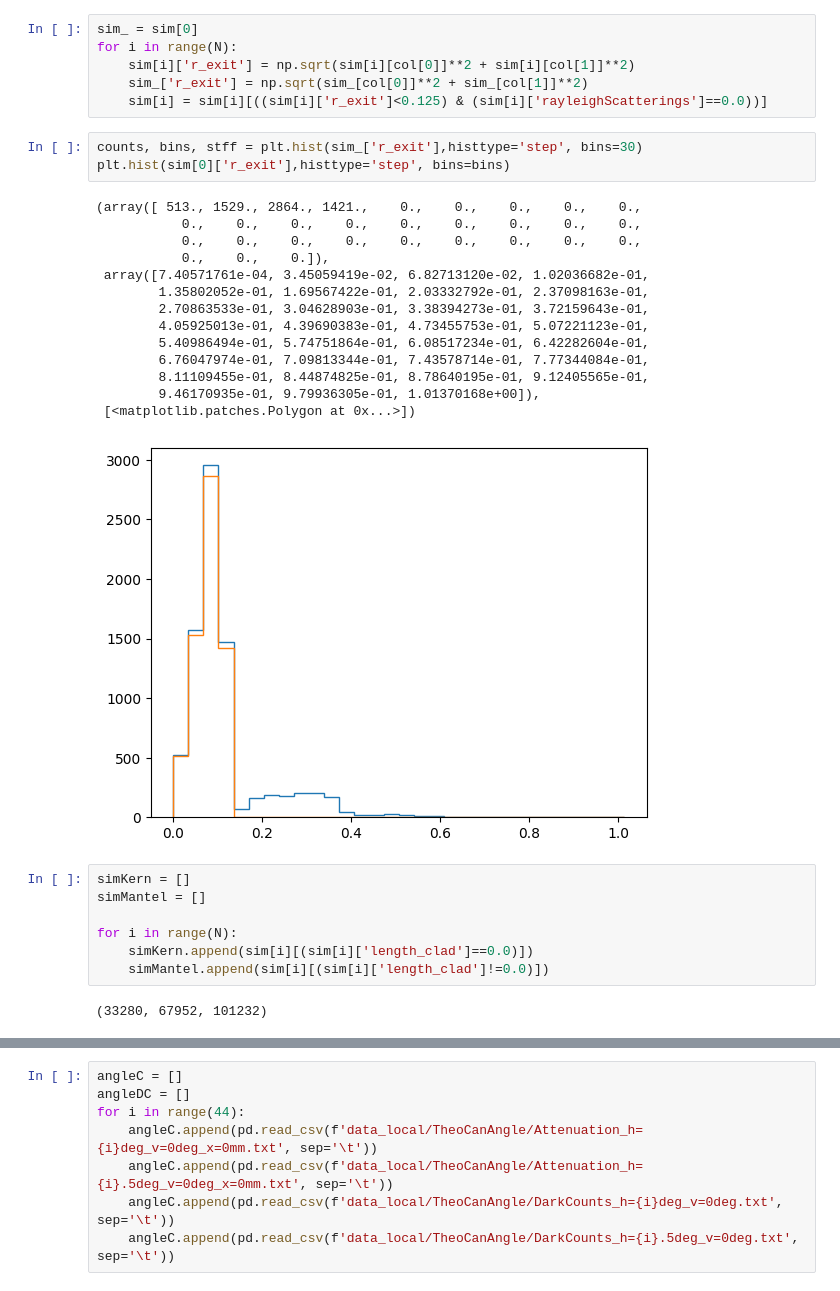
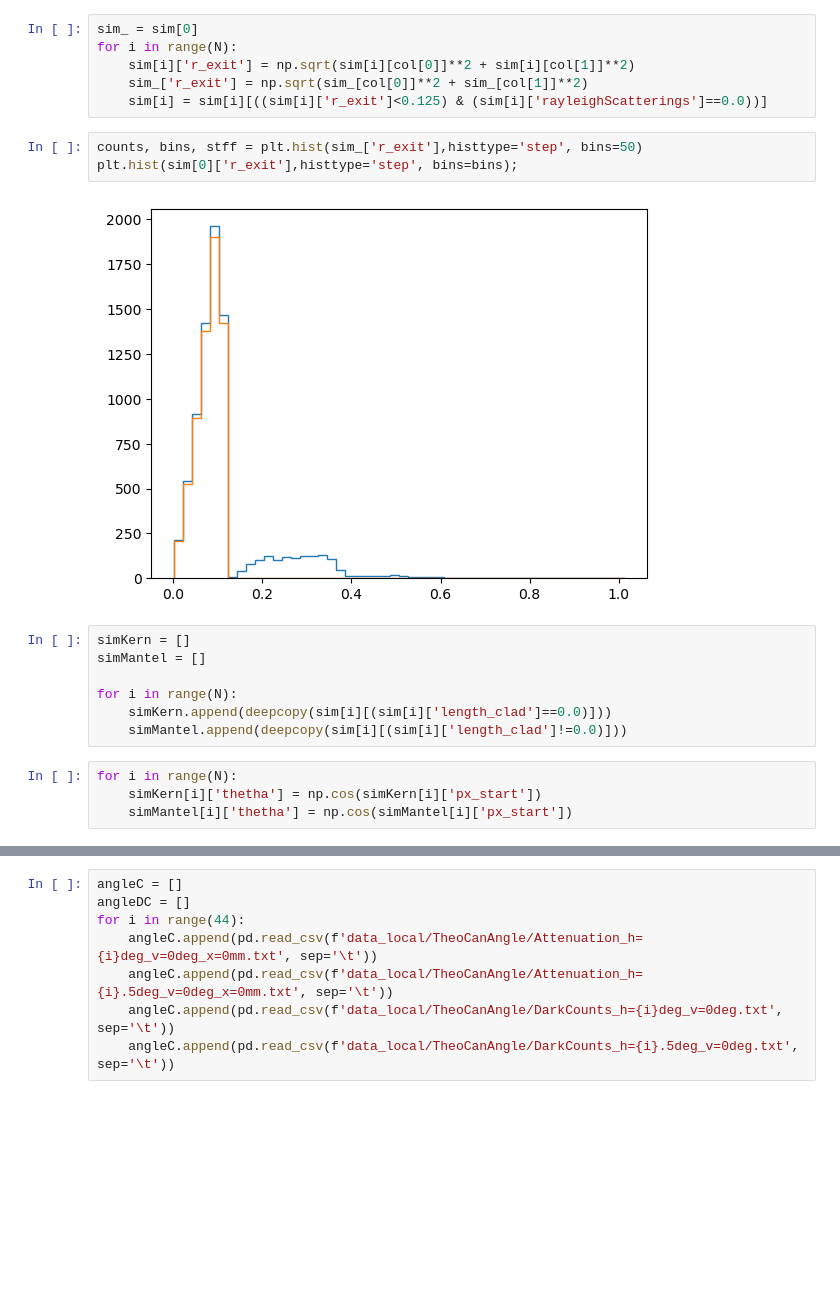
Before and after one commit to th3odor/TP_lab, a Jupyter notebook: reports/V_SciFi/aw.ipynb, the cells around one changed output, grey strips where cells are left out. Cells and saved outputs as stored; diff of their text form; blank space fills up the shorter version.

```diff
--- a/reports/V_SciFi/aw.ipynb
+++ b/reports/V_SciFi/aw.ipynb
@@ -101,29 +86,18 @@ for i in range(N):
     sim_['r_exit'] = np.sqrt(sim_[col[0]]**2 + sim_[col[1]]**2)
     sim[i] = sim[i][((sim[i]['r_exit']<0.125) & (sim[i]['rayleighScatterings']==0.0))]
 # %%
-counts, bins, stff = plt.hist(sim_['r_exit'],histtype='step', bins=30)
-plt.hist(sim[0]['r_exit'],histtype='step', bins=bins)
+counts, bins, stff = plt.hist(sim_['r_exit'],histtype='step', bins=50)
+plt.hist(sim[0]['r_exit'],histtype='step', bins=bins);
 # %% [output]
-(array([ 513., 1529., 2864., 1421.,    0.,    0.,    0.,    0.,    0.,
-           0.,    0.,    0.,    0.,    0.,    0.,    0.,    0.,    0.,
-           0.,    0.,    0.,    0.,    0.,    0.,    0.,    0.,    0.,
-           0.,    0.,    0.]),
- array([7.40571761e-04, 3.45059419e-02, 6.82713120e-02, 1.02036682e-01,
-        1.35802052e-01, 1.69567422e-01, 2.03332792e-01, 2.37098163e-01,
-        2.70863533e-01, 3.04628903e-01, 3.38394273e-01, 3.72159643e-01,
-        4.05925013e-01, 4.39690383e-01, 4.73455753e-01, 5.07221123e-01,
-        5.40986494e-01, 5.74751864e-01, 6.08517234e-01, 6.42282604e-01,
-        6.76047974e-01, 7.09813344e-01, 7.43578714e-01, 7.77344084e-01,
-        8.11109455e-01, 8.44874825e-01, 8.78640195e-01, 9.12405565e-01,
-        9.46170935e-01, 9.79936305e-01, 1.01370168e+00]),
- [<matplotlib.patches.Polygon at 0x...>])
-[figure, old version]
+[figure, new version]
 # %%
 simKern = []
 simMantel = []
 
 for i in range(N):
-    simKern.append(sim[i][(sim[i]['length_clad']==0.0)])
-    simMantel.append(sim[i][(sim[i]['length_clad']!=0.0)])
+    simKern.append(deepcopy(sim[i][(sim[i]['length_clad']==0.0)]))
+    simMantel.append(deepcopy(sim[i][(sim[i]['length_clad']!=0.0)]))
-# %% [output]
-(33280, 67952, 101232)
+# %%
+for i in range(N):
+    simKern[i]['thetha'] = np.cos(simKern[i]['px_start'])
+    simMantel[i]['thetha'] = np.cos(simMantel[i]['px_start'])
```
Also changed, not shown: parts of 4 cells of this notebook.
